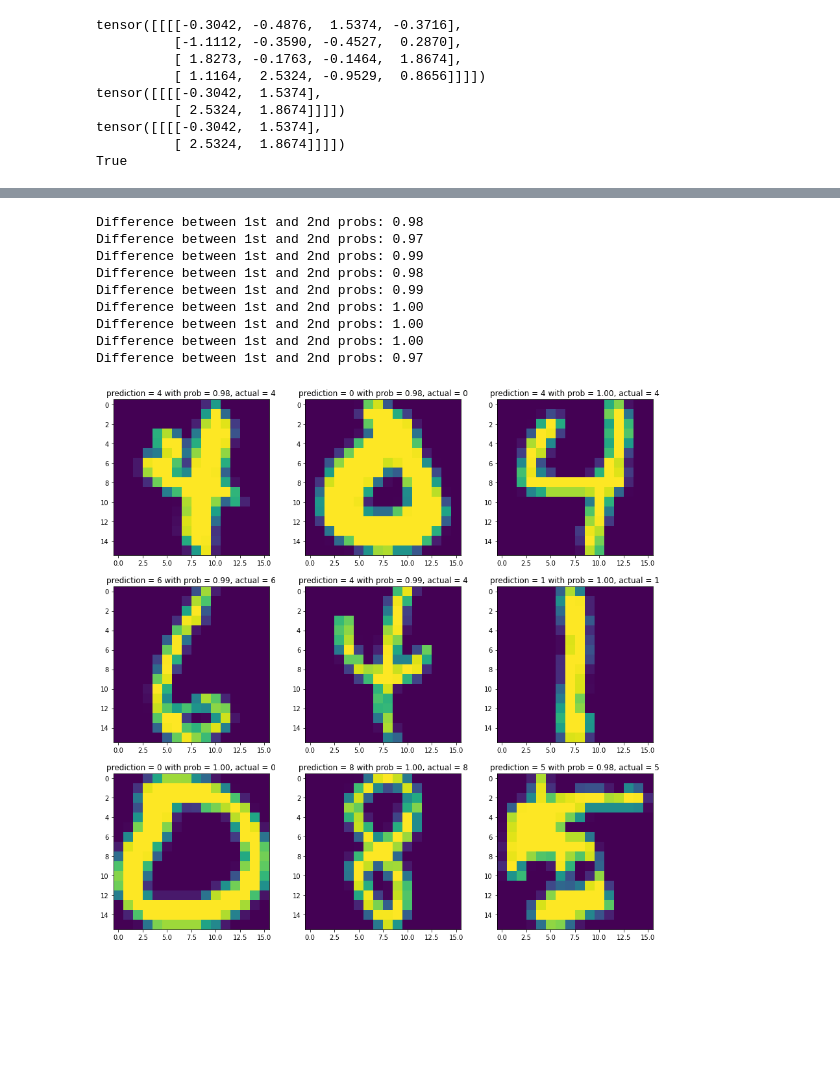
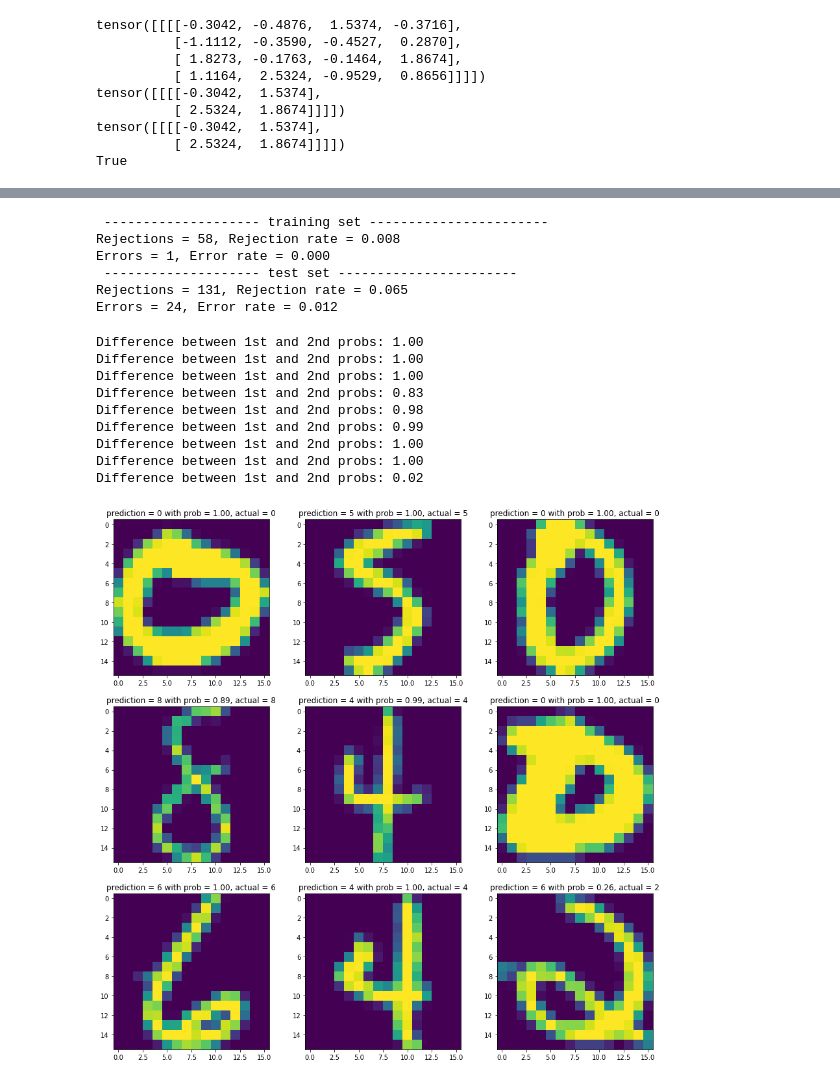
Before and after one commit to mpchang/LeNet_replication, a Jupyter notebook: lenet.ipynb, the cells around one changed output, grey strips where cells are left out. Cells and saved outputs as stored; diff of their text form; code cells hidden in the pictures; blank space fills up the shorter version.

```diff
--- a/lenet.ipynb
+++ b/lenet.ipynb
@@ -538,11 +610,15 @@ plt.plot(losses_log10)
 # Look at activations
 
 for i, layer in enumerate(model.layers):
-    if isinstance(layer, Tanh):
+    if isinstance(layer, Tanh) or isinstance(layer, Relu):
         t = layer.out
         counts, bin_edges = torch.histogram(t, density=True)
-        plt.plot(bin_edges[:-1].detach(), counts.detach(), label=f"Layer {i}: Tanh")
+        plt.plot(bin_edges[:-1].detach(), counts.detach(), label=f"Layer {i}: {layer}")
 
-        print(f"Layer {i}: mean = {layer.out.mean():.2f} | std = {layer.out.std():.2f} | saturation = {sum([counts[j] for j, bins in enumerate(bin_edges[1:]) if abs(bins) > 0.95])/sum(counts) * 100:.2f}%")
+        if isinstance(layer, Tanh):
+            print(f"Layer {i}: mean = {layer.out.mean():.2f} | std = {layer.out.std():.2f} | saturation = {sum([counts[j] for j, bins in enumerate(bin_edges[1:]) if abs(bins) > 0.95])/sum(counts) * 100:.2f}%")
+        elif isinstance(layer, Relu):
+            print(f"Layer {i}: mean = {layer.out.mean():.2f} | std = {layer.out.std():.2f} | negative = {counts[0]/sum(counts) * 100}%")
+
 plt.legend()
 # %% [output]
@@ -556,9 +632,11 @@ Layer 8: mean = -0.01 | std = 0.75 | saturation = 12.29%
 
 plt.figure()
 for i, layer in enumerate(model.layers[:-1]):
-    if isinstance(layer, Tanh):
+    if isinstance(layer, Tanh) or isinstance(layer, Relu):
         t = layer.out.grad
         counts, bin_edges = torch.histogram(t, density=True)
-        plt.plot(bin_edges[:-1].detach(), counts.detach(), label=f"Tanh {i}")
-        print(f"Tanh {i} : mean = {t.mean():+f} | std = {t.std():e}")
+        plt.plot(bin_edges[:-1].detach(), counts.detach(), label=f"Layer {i}: {layer}")
+        print(f"Layer {i} {layer} : mean = {t.mean():+f} | std = {t.std():e}")
+
+plt.legend()
 # %% [output]
@@ -618,7 +697,7 @@ def split_loss(split):
 
 # first set BatchNorm to run-mode
 for layer in model.layers:
-    layer.training = False
+    layer.track_running_stats = False
 
 print(f"Training Loss = {split_loss('train')}")
 print(f"Test Loss = {split_loss('test')}")
@@ -628,7 +710,7 @@ threshold = 0.65   # this is the minimum acceptable difference between the top p
 total_ct = len(Xte)
 
 for layer in model.layers:
-    layer.training = False
+    layer.track_running_stats = False
 
 @torch.no_grad()
 def get_rejections_errors(split, threshold):
@@ -666,42 +748,49 @@ def get_rejections_errors(split, threshold):
 
 get_rejections_errors("training", threshold)
 get_rejections_errors("test", threshold)
+# %% [output]
+ -------------------- training set -----------------------
+Rejections = 58, Rejection rate = 0.008
+Errors = 1, Error rate = 0.000
+ -------------------- test set -----------------------
+Rejections = 131, Rejection rate = 0.065
+Errors = 24, Error rate = 0.012
 # %%
 # Sample the model
 
 # first set BatchNorm to run-mode
 for layer in model.layers:
-    layer.training = False
+    layer.track_running_stats = False
 
 fig, axs = plt.subplots(3,3)
 fig.set_size_inches(15, 15)
 
 for i in range(9):
     # sample the model
     ix = torch.randint(0, Xte.shape[0], (1, ))
     x = Xte[ix]
     y = Yte[ix]
 
     logits = model(x)
     counts = logits.exp()
     probs = counts / counts.sum(1, keepdims=True)
     select = torch.max(probs, 1)
 
     row = i//3
     col = i % 3
     axs[row][col].imshow(x.squeeze())
     axs[row][col].title.set_text(f"prediction = {select.indices.item()} with prob = {select.values.item():.2f}, actual = {y.item()}")
 
     sorted, indices = torch.sort(probs)
     print(f"Difference between 1st and 2nd probs: {(sorted[0,-1] - sorted[0,-2]):.2f}")
 # %% [output]
-Difference between 1st and 2nd probs: 0.98
-Difference between 1st and 2nd probs: 0.97
-Difference between 1st and 2nd probs: 0.99
+Difference between 1st and 2nd probs: 1.00
+Difference between 1st and 2nd probs: 1.00
+Difference between 1st and 2nd probs: 1.00
+Difference between 1st and 2nd probs: 0.83
 Difference between 1st and 2nd probs: 0.98
 Difference between 1st and 2nd probs: 0.99
 Difference between 1st and 2nd probs: 1.00
 Difference between 1st and 2nd probs: 1.00
-Difference between 1st and 2nd probs: 1.00
-Difference between 1st and 2nd probs: 0.97
+Difference between 1st and 2nd probs: 0.02
-[figure, old version]
+[figure, new version]
```
Also changed, not shown: parts of 14 cells of this notebook.
